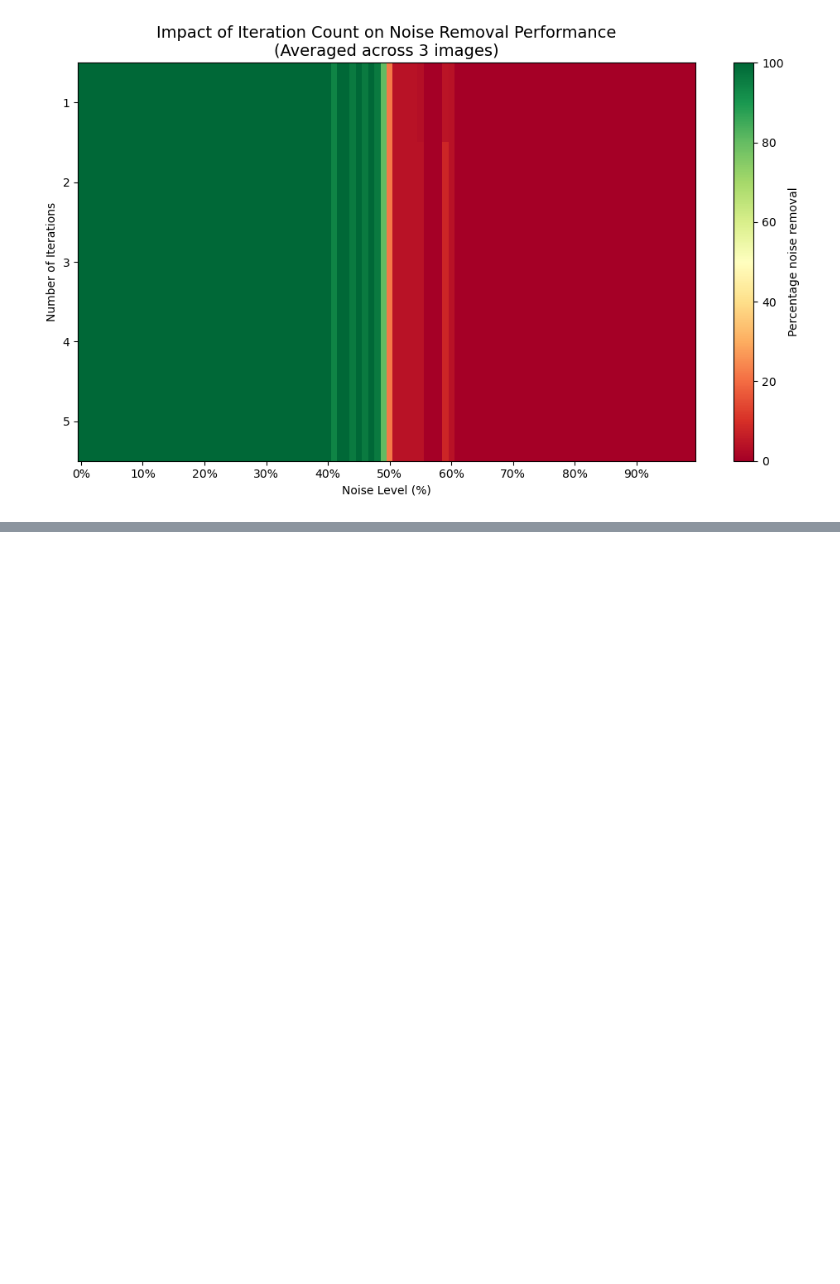
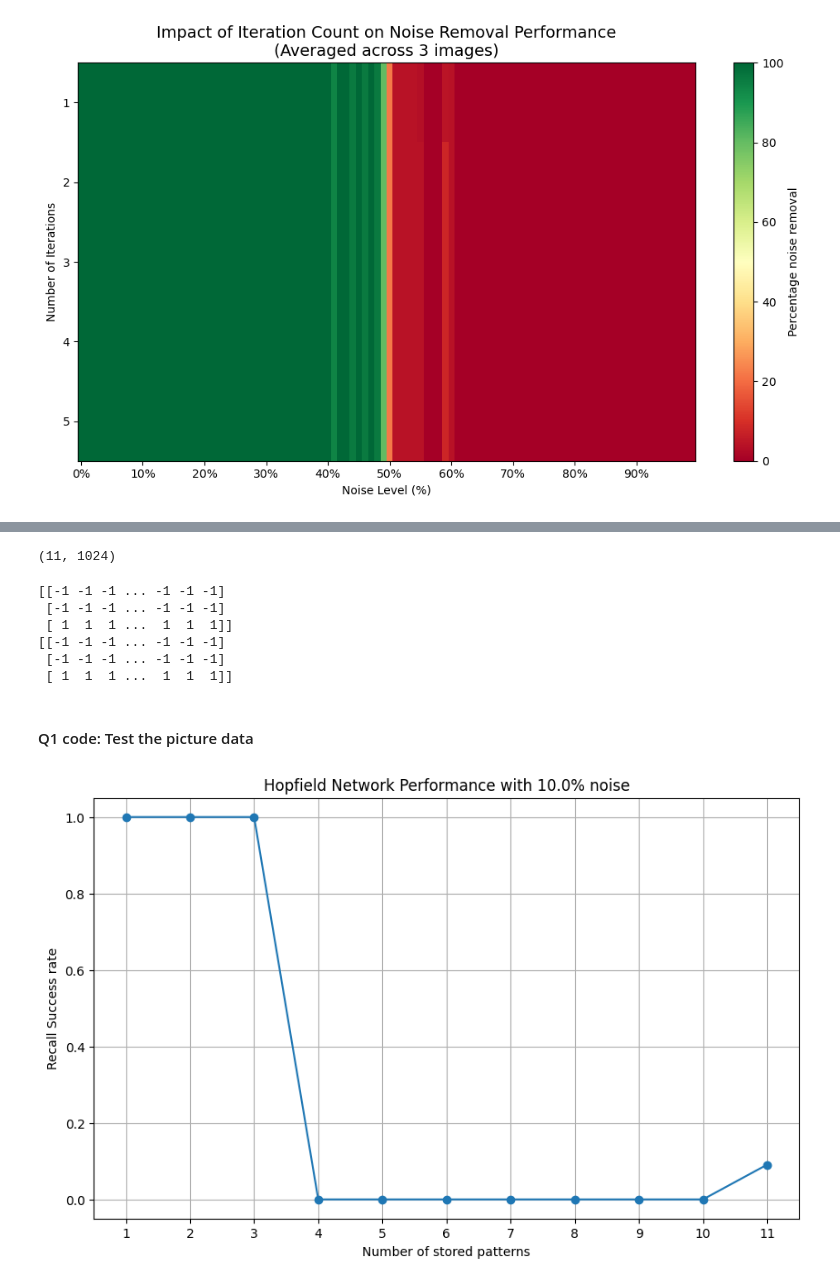
Before and after one commit to sebastians1999/DD2437_ANNs, a Jupyter notebook: lab3/hopfield_nets.ipynb, the cells around one changed output, grey strips where cells are left out. Drawn from its saved outputs; the diff is of its cells as text; code cells hidden in the pictures; blank space fills up the shorter version.

Commit message:
Assignment 3.5 done

```diff
--- a/lab3/hopfield_nets.ipynb
+++ b/lab3/hopfield_nets.ipynb
@@ -908,0 +986,60 @@ Testing with 5 iterations...
+# %%
+# Copy of the first assignment (made into function so we can get all pictures)
+def get_pictures():
+    file_path_pic_data = 'datasets/pict.dat'
+
+    num_pics = 11
+    num_attrs = 1024
+
+    # Open file and read in the array from string to int
+    raw_data = []
+    with open(file_path_pic_data, 'r') as file:
+        for line in file:
+            raw_data = list(map(int, line.split(',')))
+            # It should only be a single line but just in case
+            break
+    pic_data = np.array(raw_data).reshape(num_pics, num_attrs)
+
+    # Sanity check that we did the reshaping right
+    for i in range(num_pics):
+        for j in range(num_attrs):
+            if raw_data[num_attrs*i + j] != pic_data[i, j]:
+                print("Error, reshape incorrect!")
+
+    return pic_data
+
+# Sanity check
+pic_data = get_pictures()
+print(pic_data.shape) # Should bee 11 pictures, with 1024 pixel
+# %% [output]
+(11, 1024)
+# %%
+# Copy of pic noiser from last assignment
+def pic_noise(pic_data,noise_percentage):
+    noisy_pic = np.copy(pic_data)
+    n_pixels = noisy_pic.shape[0]
+    n_flips = int(n_pixels*noise_percentage) # Number of noise pixels to introduce
+
+    np.random.seed(42)
+
+    noise_indices = np.random.choice(n_pixels,size=n_flips, replace=False) # Choose random indices
+    noisy_pic[noise_indices] *= -1 # Insert the noise in the randomly chosen indices
+
+    return noisy_pic
+# %%
+# Sanoty check (SKIP)
+pics_distorted = []
+for pic in pic_data[:3]:
+        pic_distorted = pic_noise(pic, 0) # 10% noise (moderate noise)
+        pics_distorted.append(pic_distorted)
+
+pics_distorted = np.array(pics_distorted)
+print(pic_data[:3])
+print(pics_distorted)
+# %% [output]
+[[-1 -1 -1 ... -1 -1 -1]
+ [-1 -1 -1 ... -1 -1 -1]
+ [ 1  1  1 ...  1  1  1]]
+[[-1 -1 -1 ... -1 -1 -1]
+ [-1 -1 -1 ... -1 -1 -1]
+ [ 1  1  1 ...  1  1  1]]
@@ -908,0 +1103,6 @@ Testing with 5 iterations...
+# %% [markdown]
+#### Q1 code: Test the picture data
+# %%
+check_capacity(pic_data, noise_inclusion=0.1) # 10% noise
+# %% [output]
+[figure, added]
```
Also changed, not shown: parts of 26 cells of this notebook.
